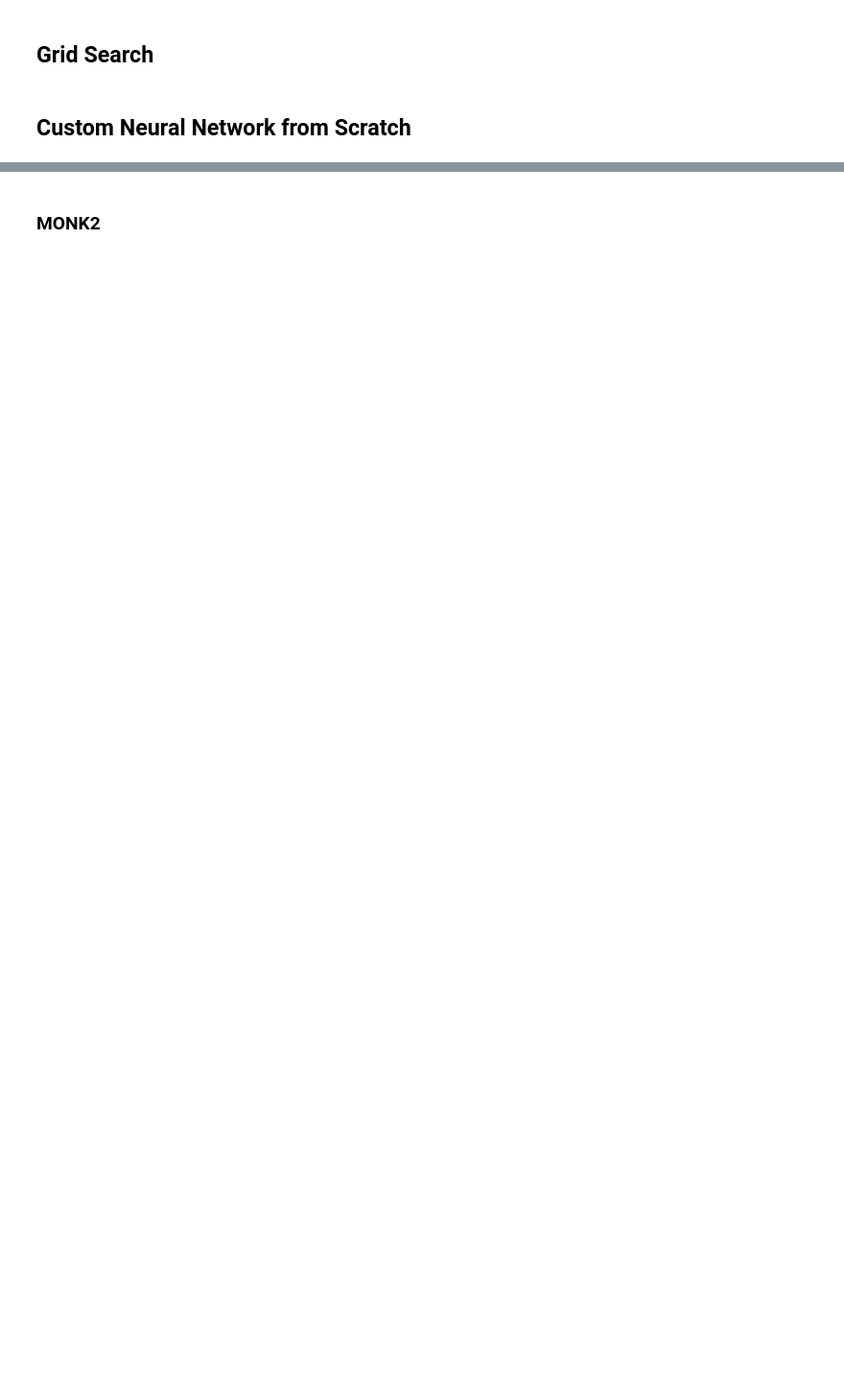
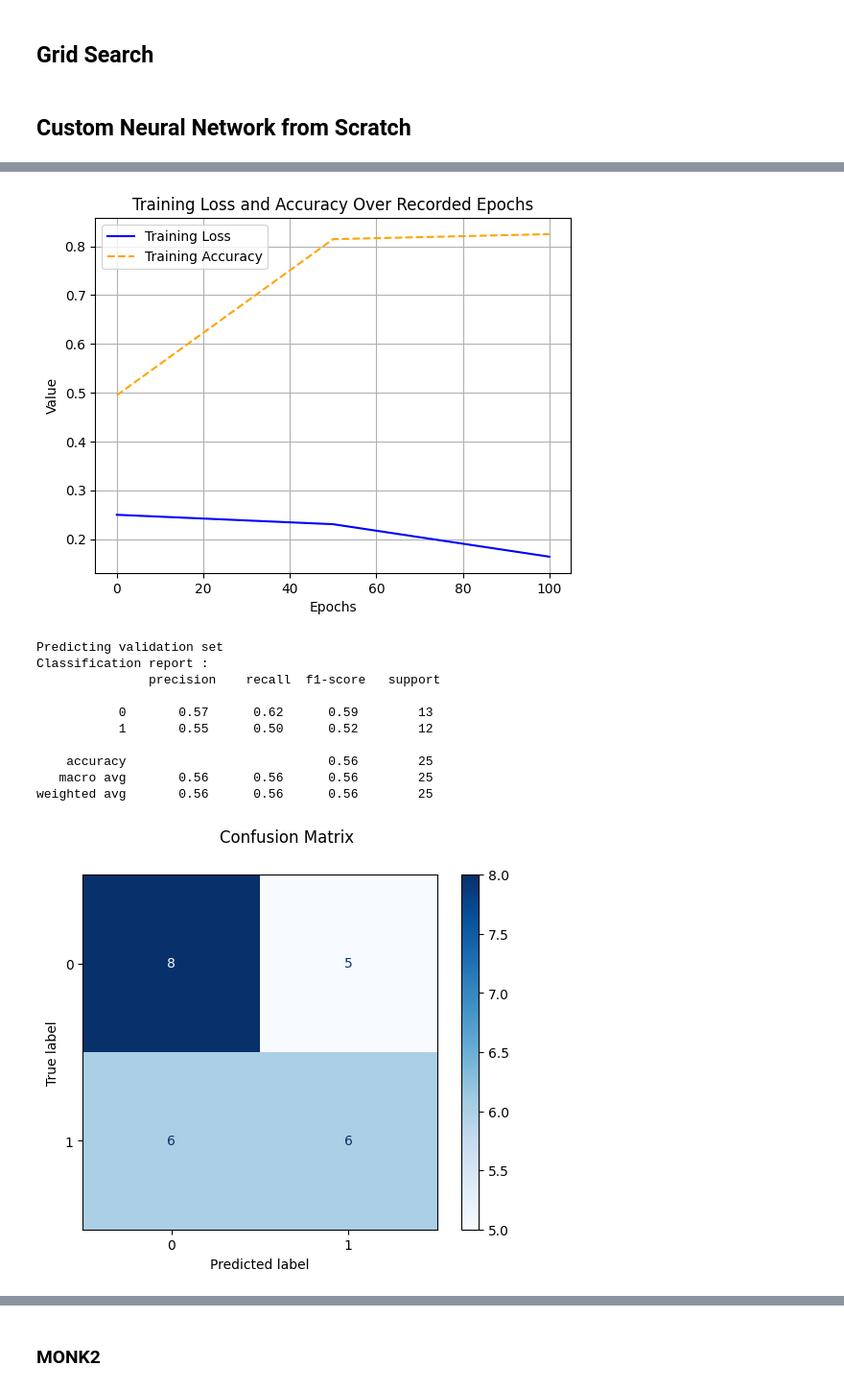
Before and after one commit to mary-alrayes/ml_project, a Jupyter notebook: ml_project.ipynb, the cells around one changed output, grey strips where cells are left out. Shown at 96% size. Saved outputs shown, nothing was run; the diff lists cells and outputs as text; code cells hidden in the pictures; blank space fills up the shorter version.

```diff
--- a/ml_project.ipynb
+++ b/ml_project.ipynb
@@ -1278,0 +1275,42 @@ F1:  1.0
+# %%
+
+# Define the network with dynamic hidden layers
+nn1 = CustomNeuralNetwork(input_size=6,
+                         hidden_layers=[3,],
+                         output_size=1,
+                         activationType=ActivationType.SIGMOID,
+                         learning_rate=best_params['learning_rate'],
+                         momentum=best_params['momentum'],
+                         lambd=best_params['lambd'],
+                         patience = best_params['patience']
+                         )
+
+
+
+# Train the network
+history = nn1.fit(X, y, epochs=500)
+
+# Plot a single graph with Loss and Training Accuracy
+plt.figure()
+
+# Plot Training Loss
+plt.plot(history['epoch'], history['loss'], label='Training Loss', color='blue', linestyle='-')
+
+# Plot Training Accuracy
+plt.plot(history['epoch'], history['train_acc'], label='Training Accuracy', color='orange', linestyle='--')
+
+# Configure the plot
+plt.xlabel('Epochs')  # X-axis as the recorded epochs
+plt.ylabel('Value')  # Shared y-axis label
+plt.title('Training Loss and Accuracy Over Recorded Epochs')
+plt.legend()
+plt.grid(True)
+
+# Display the plot
+plt.show()
+
+# Validation predictions
+print('Predicting validation set')
+monk1_validation_nn_predictions = nn1.predict(monk1_validation_X)
+customClassificationReport(monk1_validation_Y, monk1_validation_nn_predictions)
+# %% [output]
@@ -1278,0 +1319,12 @@ F1:  1.0
+[figure, added]
+Predicting validation set
+Classification report :
+               precision    recall  f1-score   support
+
+           0       0.57      0.62      0.59        13
+           1       0.55      0.50      0.52        12
+
+    accuracy                           0.56        25
+   macro avg       0.56      0.56      0.56        25
+weighted avg       0.56      0.56      0.56        25
+[figure, added]
```
Also changed, not shown: parts of 29 cells of this notebook.
